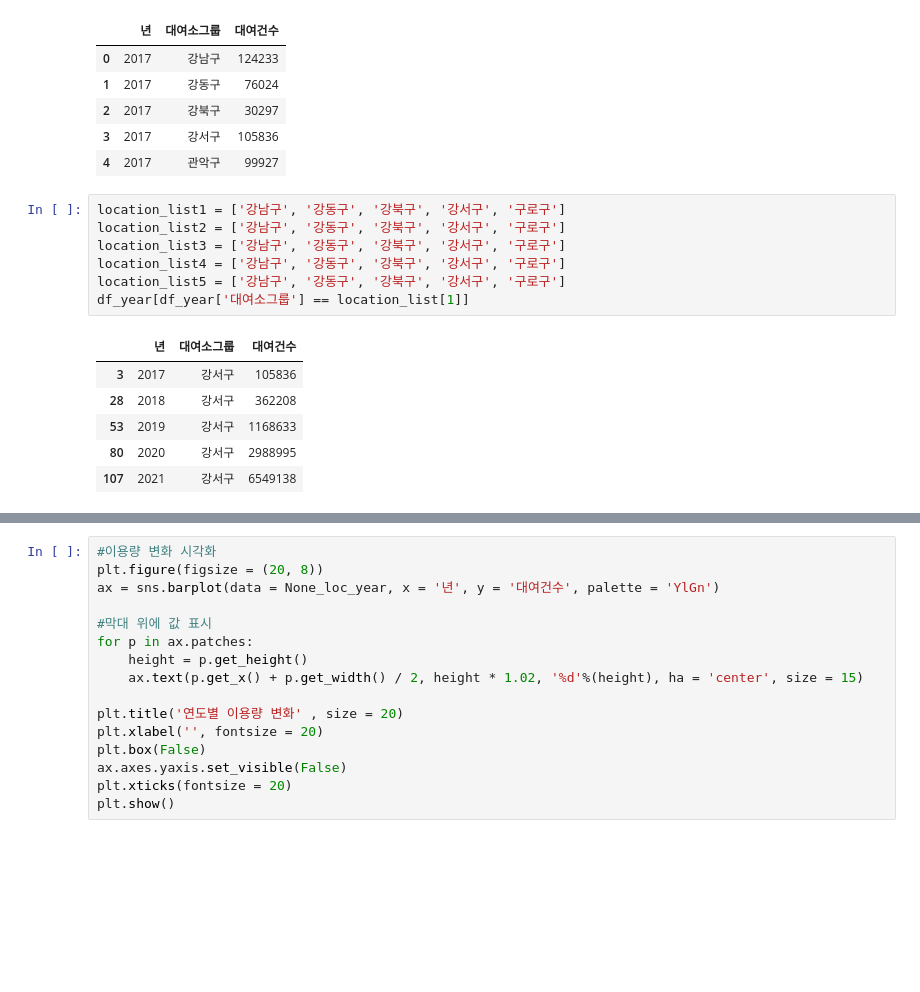
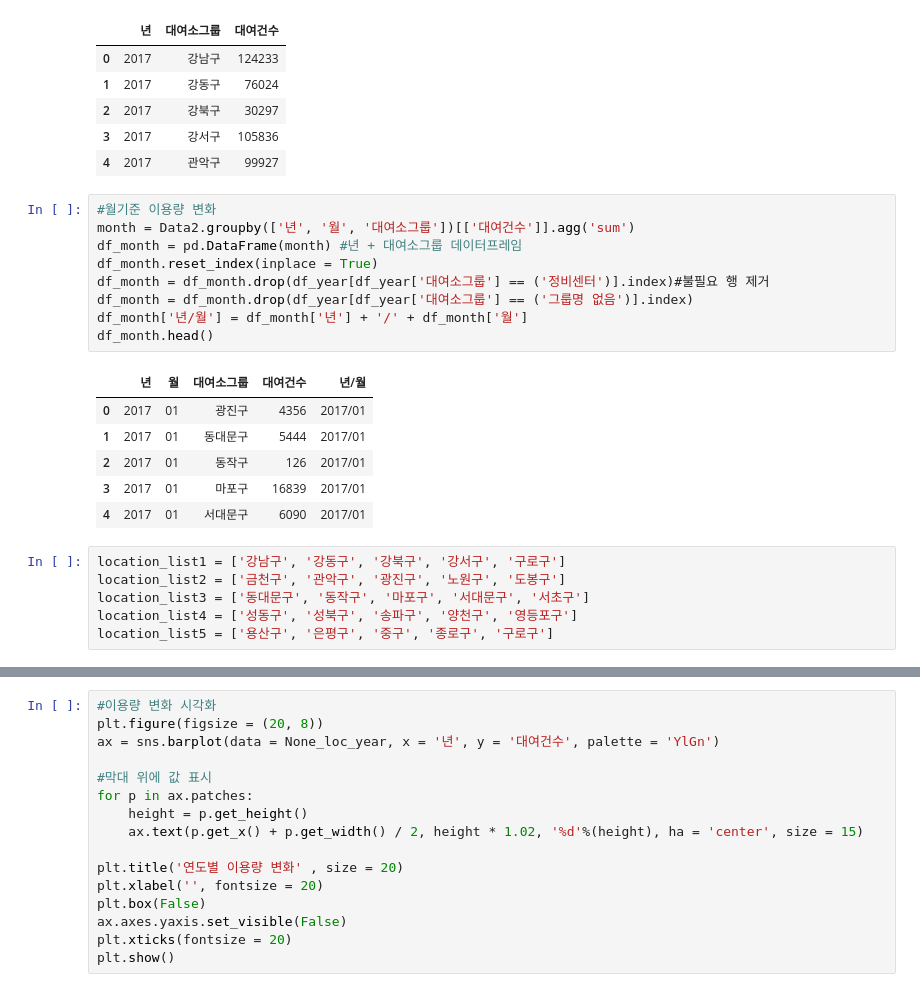
Before and after one commit to yunju727/Opensource-Project, a Jupyter notebook: main2.ipynb, the cells around one changed output, grey strips where cells are left out. Saved outputs shown, nothing was run; the diff lists cells and outputs as text; blank space fills up the shorter version.

```diff
--- a/main2.ipynb
+++ b/main2.ipynb
@@ -341,17 +341,25 @@ df_year.head()
 | 2 | 2017 | 강북구 | 30297 |
 | 3 | 2017 | 강서구 | 105836 |
 | 4 | 2017 | 관악구 | 99927 |
-# %%
-location_list1 = ['강남구', '강동구', '강북구', '강서구', '구로구']
-location_list2 = ['강남구', '강동구', '강북구', '강서구', '구로구']
-location_list3 = ['강남구', '강동구', '강북구', '강서구', '구로구']
-location_list4 = ['강남구', '강동구', '강북구', '강서구', '구로구']
-location_list5 = ['강남구', '강동구', '강북구', '강서구', '구로구']
-df_year[df_year['대여소그룹'] == location_list[1]]
-# %% [output]
-|  | 년 | 대여소그룹 | 대여건수 |
-| 3 | 2017 | 강서구 | 105836 |
-| 28 | 2018 | 강서구 | 362208 |
-| 53 | 2019 | 강서구 | 1168633 |
-| 80 | 2020 | 강서구 | 2988995 |
-| 107 | 2021 | 강서구 | 6549138 |
+# %%
+#월기준 이용량 변화
+month = Data2.groupby(['년', '월', '대여소그룹'])[['대여건수']].agg('sum')
+df_month = pd.DataFrame(month) #년 + 대여소그룹 데이터프레임
+df_month.reset_index(inplace = True)
+df_month = df_month.drop(df_year[df_year['대여소그룹'] == ('정비센터')].index)#불필요 행 제거
+df_month = df_month.drop(df_year[df_year['대여소그룹'] == ('그룹명 없음')].index)
+df_month['년/월'] = df_month['년'] + '/' + df_month['월']
+df_month.head()
+# %% [output]
+|  | 년 | 월 | 대여소그룹 | 대여건수 | 년/월 |
+| 0 | 2017 | 01 | 광진구 | 4356 | 2017/01 |
+| 1 | 2017 | 01 | 동대문구 | 5444 | 2017/01 |
+| 2 | 2017 | 01 | 동작구 | 126 | 2017/01 |
+| 3 | 2017 | 01 | 마포구 | 16839 | 2017/01 |
+| 4 | 2017 | 01 | 서대문구 | 6090 | 2017/01 |
+# %%
+location_list1 = ['강남구', '강동구', '강북구', '강서구', '구로구']
+location_list2 = ['금천구', '관악구', '광진구', '노원구', '도봉구']
+location_list3 = ['동대문구', '동작구', '마포구', '서대문구', '서초구']
+location_list4 = ['성동구', '성북구', '송파구', '양천구', '영등포구']
+location_list5 = ['용산구', '은평구', '중구', '종로구', '구로구']
```
Also changed, not shown: parts of 6 cells of this notebook.
